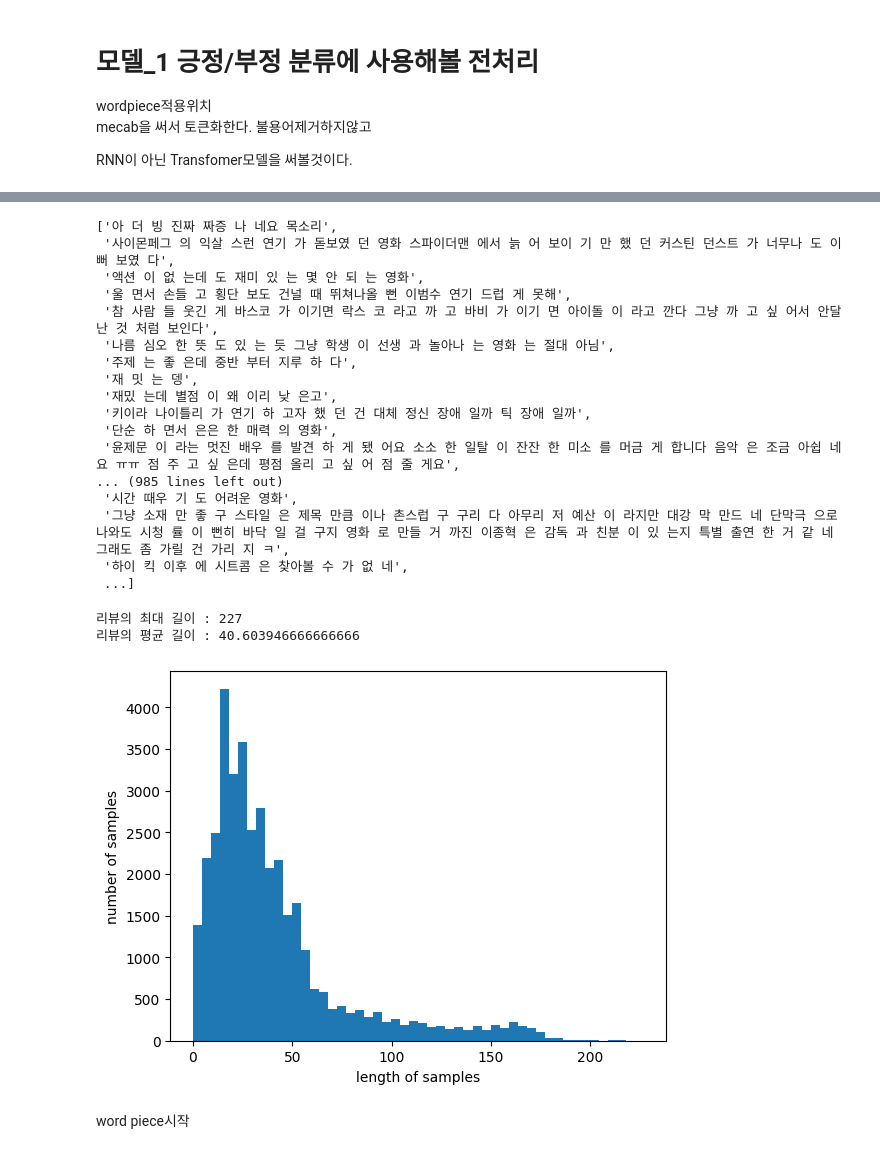
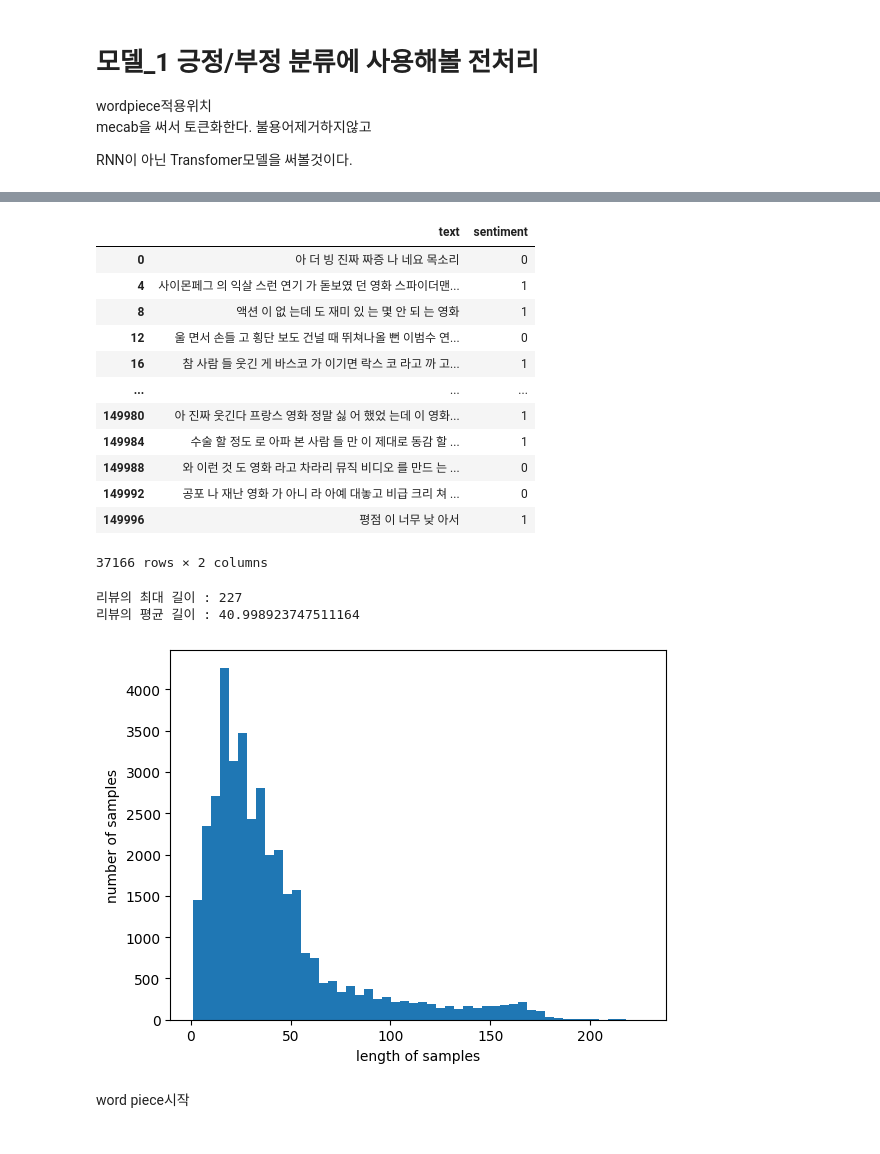
Before and after one commit to BearMeal/Katalk_Conversation_Analysis, a Jupyter notebook: models/Preprocessing/전처리기_4 Wordpiece/모델_1/불용어 포함버전/BERT.ipynb, the cells around one changed output, grey strips where cells are left out. Drawn from its saved outputs; the diff is of its cells as text; code cells hidden in the pictures.

```diff
--- a/models/Preprocessing/전처리기_4 Wordpiece/모델_1/불용어 포함버전/BERT.ipynb
+++ b/models/Preprocessing/전처리기_4 Wordpiece/모델_1/불용어 포함버전/BERT.ipynb
@@ -70,0 +95,18 @@ clean_texts[:5]
+# %%
+empty_string_exists = any(df_train['text'].apply(lambda x: x == ""))
+
+if empty_string_exists:
+    print("빈 문자열이 존재합니다.")
+else:
+    print("빈 문자열이 없습니다.")
+
+#다시 널값 제거
+# df_train['text'].apply(lambda x: x == "").drop(inplace=True)
+df_train.drop(df_train[df_train['text'] == ""].index, inplace=True)
+
+empty_string_exists = any(df_train['text'].apply(lambda x: x == ""))
+
+if empty_string_exists:
+    print("빈 문자열이 존재합니다.")
+else:
+    print("빈 문자열이 없습니다.")
@@ -73,6 +118,6 @@ clean_texts[:5]
 from konlpy.tag import Mecab
 mecab=Mecab(dicpath=r'C:/mecab/mecab-ko-dic')
 
-tokenized_clean_texts =[ mecab.morphs(i) for i in clean_texts ]
-tokenized_clean_texts
+df_train['text']=df_train['text'].apply(lambda x: mecab.morphs(x))
+df_train
 # %% [output]
@@ -96,39 +137,34 @@ tokenized_clean_texts
 # %%
 #토큰화된걸 ' ' 공백한칸을 기준으로 다시 합쳐준다.
-rejoined_tokenized_texts = [' '.join(i) for i in tokenized_clean_texts]
-rejoined_tokenized_texts
-
+df_train['text']=df_train['text'].apply(lambda x: ' '.join(i for i in x) )
+df_train
 #==> 교착어의 단점을 보완해준것이다.
 # %% [output]
+|  | text | sentiment |
+| 0 | 아 더 빙 진짜 짜증 나 네요 목소리 | 0 |
+| 4 | 사이몬페그 의 익살 스런 연기 가 돋보였 던 영화 스파이더맨... | 1 |
+| 8 | 액션 이 없 는데 도 재미 있 는 몇 안 되 는 영화 | 1 |
+| 12 | 울 면서 손들 고 횡단 보도 건널 때 뛰쳐나올 뻔 이범수 연... | 0 |
+| 16 | 참 사람 들 웃긴 게 바스코 가 이기면 락스 코 라고 까 고... | 1 |
+| ... | ... | ... |
+| 149980 | 아 진짜 웃긴다 프랑스 영화 정말 싫 어 했었 는데 이 영화... | 1 |
+| 149984 | 수술 할 정도 로 아파 본 사람 들 만 이 제대로 동감 할 ... | 1 |
+| 149988 | 와 이런 것 도 영화 라고 차라리 뮤직 비디오 를 만드 는 ... | 0 |
+| 149992 | 공포 나 재난 영화 가 아니 라 아예 대놓고 비급 크리 쳐 ... | 0 |
+| 149996 | 평점 이 너무 낮 아서 | 1 |
-['아 더 빙 진짜 짜증 나 네요 목소리',
- '사이몬페그 의 익살 스런 연기 가 돋보였 던 영화 스파이더맨 에서 늙 어 보이 기 만 했 던 커스틴 던스트 가 너무나 도 이뻐 보였 다',
- '액션 이 없 는데 도 재미 있 는 몇 안 되 는 영화',
- '울 면서 손들 고 횡단 보도 건널 때 뛰쳐나올 뻔 이범수 연기 드럽 게 못해',
- '참 사람 들 웃긴 게 바스코 가 이기면 락스 코 라고 까 고 바비 가 이기 면 아이돌 이 라고 깐다 그냥 까 고 싶 어서 안달 난 것 처럼 보인다',
- '나름 심오 한 뜻 도 있 는 듯 그냥 학생 이 선생 과 놀아나 는 영화 는 절대 아님',
- '주제 는 좋 은데 중반 부터 지루 하 다',
- '재 밋 는 뎅',
- '재밌 는데 별점 이 왜 이리 낮 은고',
- '키이라 나이틀리 가 연기 하 고자 했 던 건 대체 정신 장애 일까 틱 장애 일까',
- '단순 하 면서 은은 한 매력 의 영화',
- '윤제문 이 라는 멋진 배우 를 발견 하 게 됐 어요 소소 한 일탈 이 잔잔 한 미소 를 머금 게 합니다 음악 은 조금 아쉽 네요 ㅠㅠ 점 주 고 싶 은데 평점 올리 고 싶 어 점 줄 게요',
-... (985 lines left out)
- '시간 때우 기 도 어려운 영화',
- '그냥 소재 만 좋 구 스타일 은 제목 만큼 이나 촌스럽 구 구리 다 아무리 저 예산 이 라지만 대강 막 만드 네 단막극 으로 나와도 시청 률 이 뻔히 바닥 일 걸 구지 영화 로 만들 거 까진 이종혁 은 감독 과 친분 이 있 는지 특별 출연 한 거 같 네 그래도 좀 가릴 건 가리 지 ㅋ',
- '하이 킥 이후 에 시트콤 은 찾아볼 수 가 없 네',
- ...]
+37166 rows × 2 columns
 # %%
 # 리뷰 길이 분포 확인
-print('리뷰의 최대 길이 :',max(len(review) for review in rejoined_tokenized_texts))
-print('리뷰의 평균 길이 :',sum(map(len, rejoined_tokenized_texts))/len(rejoined_tokenized_texts))
-plt.hist([len(review) for review in rejoined_tokenized_texts], bins=50)
+print('리뷰의 최대 길이 :',max(len(review) for review in df_train['text']))
+print('리뷰의 평균 길이 :',sum(map(len, df_train['text']))/len(df_train['text']))
+plt.hist([len(review) for review in df_train['text']], bins=50)
 plt.xlabel('length of samples')
 plt.ylabel('number of samples')
 plt.show()
 # %% [output]
 리뷰의 최대 길이 : 227
-리뷰의 평균 길이 : 40.603946666666666
+리뷰의 평균 길이 : 40.998923747511164
-[figure, old version]
+[figure, new version]
 # %% [markdown]
 word piece시작
 # %%
```
Also changed, not shown: parts of 18 cells of this notebook, 3 other files.
